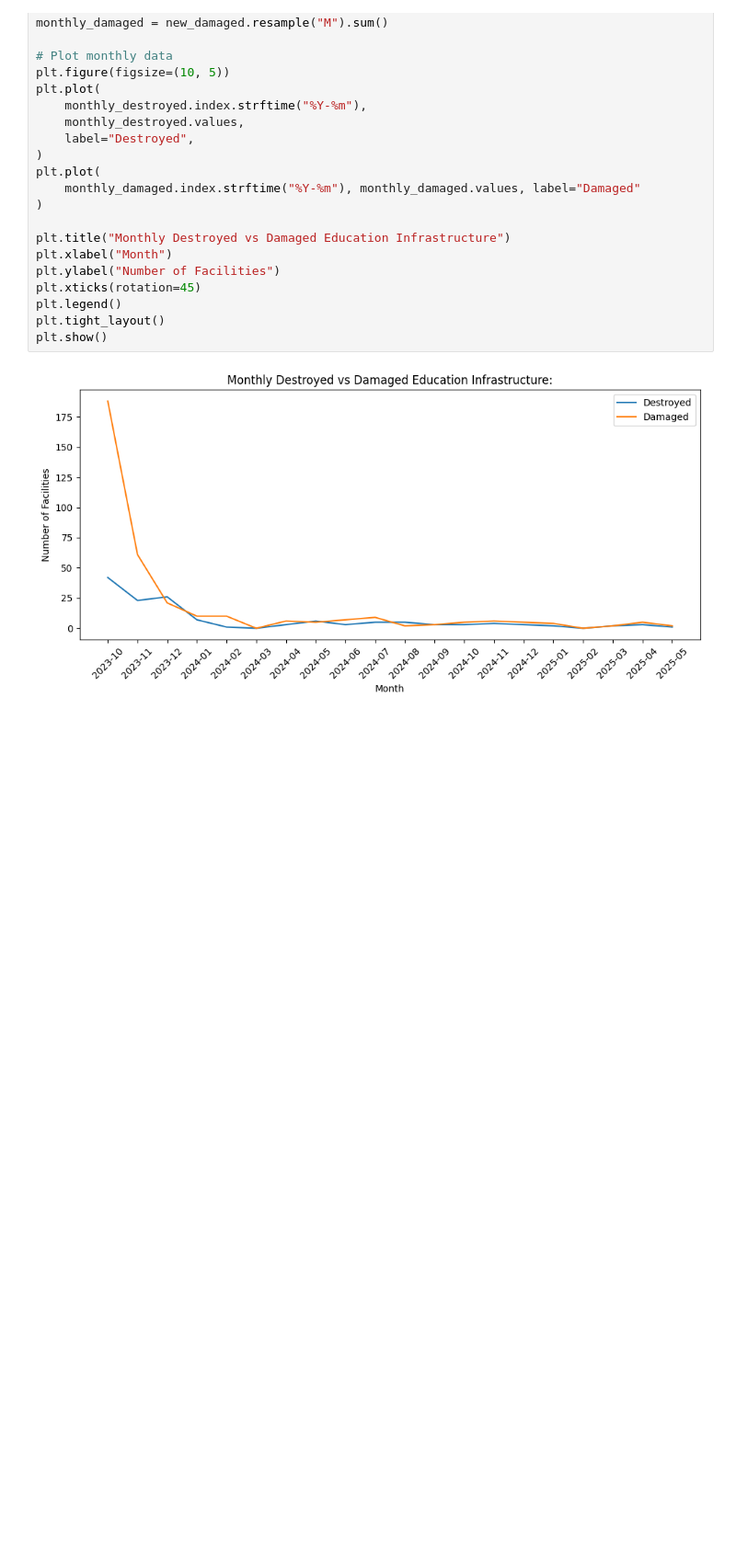
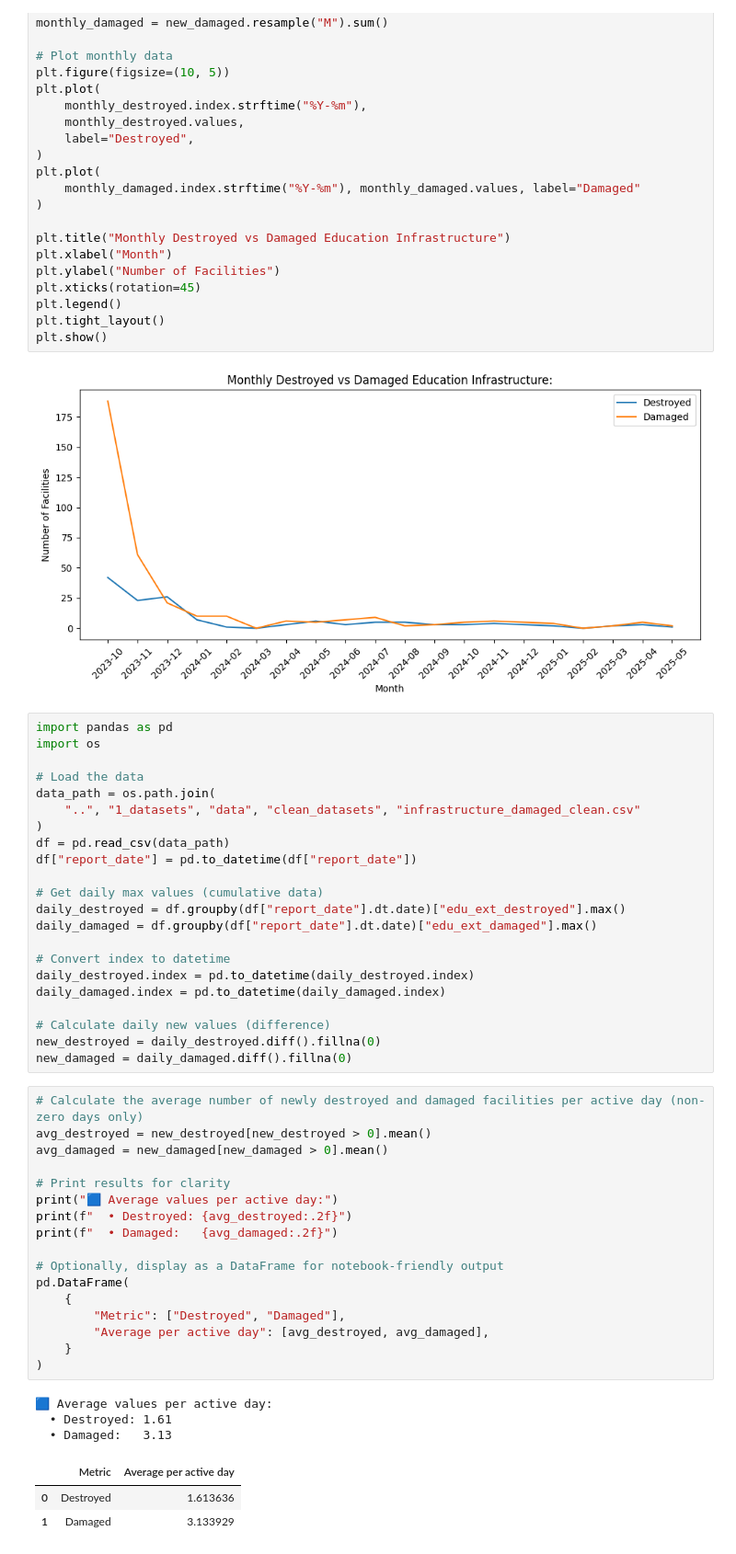
Before and after one commit to MIT-Emerging-Talent/ET6-CDSP-group-03-repo, a Jupyter notebook: 3_data_exploration/infrastracture_damaged_analysis.ipynb, the cells around one changed output. Shown: that part at 92% size. Cells and saved outputs as stored; diff of their text form; blank space fills up the shorter version.

```diff
--- a/3_data_exploration/infrastracture_damaged_analysis.ipynb
+++ b/3_data_exploration/infrastracture_damaged_analysis.ipynb
@@ -343,3 +343,49 @@ plt.tight_layout()
 plt.show()
 # %% [output]
 [figure]
+# %%
+import pandas as pd
+import os
+
+# Load the data
+data_path = os.path.join(
+    "..", "1_datasets", "data", "clean_datasets", "infrastructure_damaged_clean.csv"
+)
+df = pd.read_csv(data_path)
+df["report_date"] = pd.to_datetime(df["report_date"])
+
+# Get daily max values (cumulative data)
+daily_destroyed = df.groupby(df["report_date"].dt.date)["edu_ext_destroyed"].max()
+daily_damaged = df.groupby(df["report_date"].dt.date)["edu_ext_damaged"].max()
+
+# Convert index to datetime
+daily_destroyed.index = pd.to_datetime(daily_destroyed.index)
+daily_damaged.index = pd.to_datetime(daily_damaged.index)
+
+# Calculate daily new values (difference)
+new_destroyed = daily_destroyed.diff().fillna(0)
+new_damaged = daily_damaged.diff().fillna(0)
+# %%
+# Calculate the average number of newly destroyed and damaged facilities per active day (non-zero days only)
+avg_destroyed = new_destroyed[new_destroyed > 0].mean()
+avg_damaged = new_damaged[new_damaged > 0].mean()
+
+# Print results for clarity
+print("🟦 Average values per active day:")
+print(f"  • Destroyed: {avg_destroyed:.2f}")
+print(f"  • Damaged:   {avg_damaged:.2f}")
+
+# Optionally, display as a DataFrame for notebook-friendly output
+pd.DataFrame(
+    {
+        "Metric": ["Destroyed", "Damaged"],
+        "Average per active day": [avg_destroyed, avg_damaged],
+    }
+)
+# %% [output]
+🟦 Average values per active day:
+  • Destroyed: 1.61
+  • Damaged:   3.13
+|  | Metric | Average per active day |
+| 0 | Destroyed | 1.613636 |
+| 1 | Damaged | 3.133929 |
```
Also changed, not shown: parts of 1 cell of this notebook.
